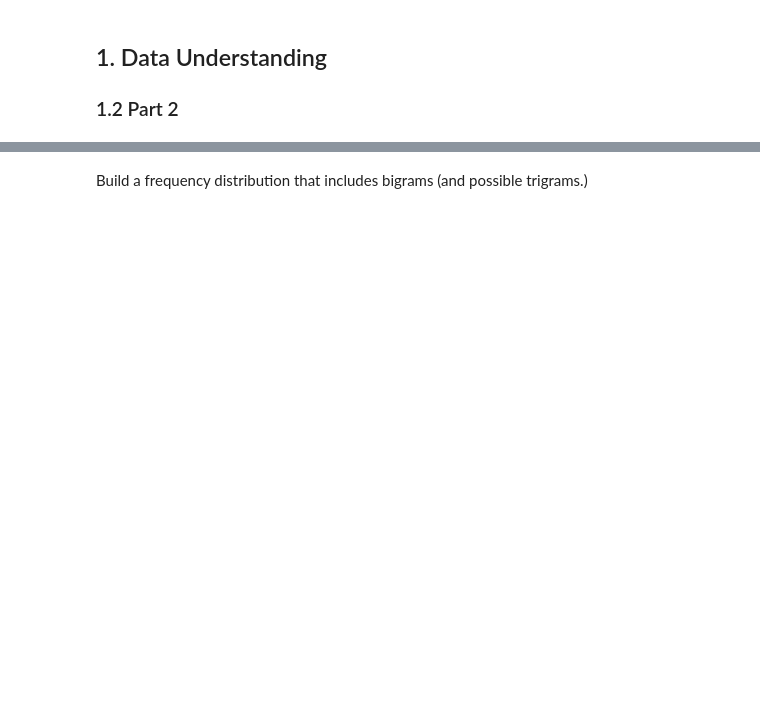
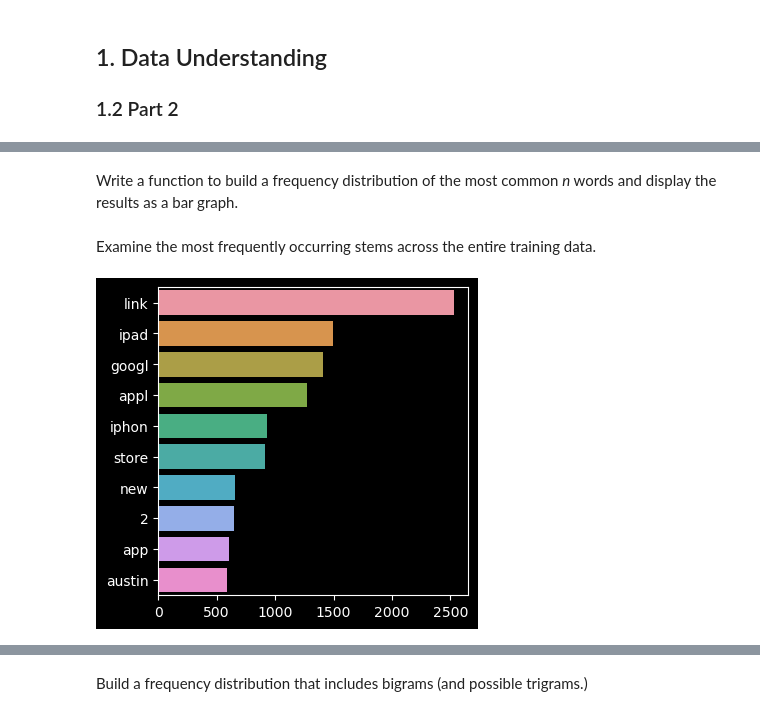
Before and after one commit to ran0027/twitter-sentiment-analysis, a Jupyter notebook: index.ipynb, the cells around one changed output, grey strips where cells are left out. Saved outputs shown, nothing was run; the diff lists cells and outputs as text; code cells hidden in the pictures; blank space fills up the shorter version.

Commit message:
Clean text data and build frequency distributions

```diff
--- a/index.ipynb
+++ b/index.ipynb
@@ -200,0 +271,10 @@ Deal with null values.
+# %%
+X = data['tweet_text'].copy()
+y = data['sentiment'].copy()
+
+X_train, X_test, y_train, y_test = train_test_split(X, y, random_state=seed, test_size=0.2)
+X_train, X_val, y_train, y_val = train_test_split(X_train, y_train, random_state=seed, test_size=0.25)
+
+print(X_train.shape)
+print(X_val.shape)
+print(X_test.shape)
@@ -208,0 +297,10 @@ Remove stop words, strip punctuation, and stem or lemmatize tokens
+# %%
+# remove stop words, strip punctuation, and stem or lemmatize tokens
+stopwords_list = stopwords.words('english')
+stopwords_list.extend(['rt', 'sxsw', 'mention', 'quot;s&quot', 'quot;x&quot', 'quot;w&quot'])
+
+porter = PorterStemmer()
+
+X_train_stemmed = X_train.map(lambda x: [porter.stem(w.lower().strip(string.punctuation)) for w in x.split() if\
+                                         w.lower().strip(string.punctuation) not in stopwords_list])
+X_train_stemmed.head()
@@ -215,0 +326,3 @@ Now that we have tokenized each tweet, we can build a frequency distribution for
+# %%
+all_train = pd.concat([X_train_stemmed.map(lambda x: ' '.join(x)), y_train], axis=1)
+all_train.head()
@@ -215,0 +336,24 @@ Now that we have tokenized each tweet, we can build a frequency distribution for
+# %% [markdown]
+Write a function to build a frequency distribution of the most common *n* words and display the results as a bar graph.
+# %%
+def display_fdist(data, n, normalize=False):
+    '''Displays a bar graph representing the top n words in the data.'''
+    fdist = FreqDist(' '.join(data.tolist()).split())
+    top_n = {x[0]: x[1] for x in fdist.most_common(n)}
+    raw = pd.Series(top_n)
+    normalized = pd.Series(dict(zip(top_n.keys(), [x/fdist.N() for x in top_n.values()])))
+
+    if normalize:
+        graph_data = normalized
+    else:
+        graph_data = raw
+
+    fig, ax = plt.subplots(figsize=(4, 4))
+
+    sns.barplot(x=graph_data.values, y=graph_data.index);
+# %% [markdown]
+Examine the most frequently occurring stems across the entire training data.
+# %%
+display_fdist(all_train.tweet_text, 10)
+# %% [output]
+[figure, added]
```
Also changed, not shown: parts of 32 cells of this notebook.
